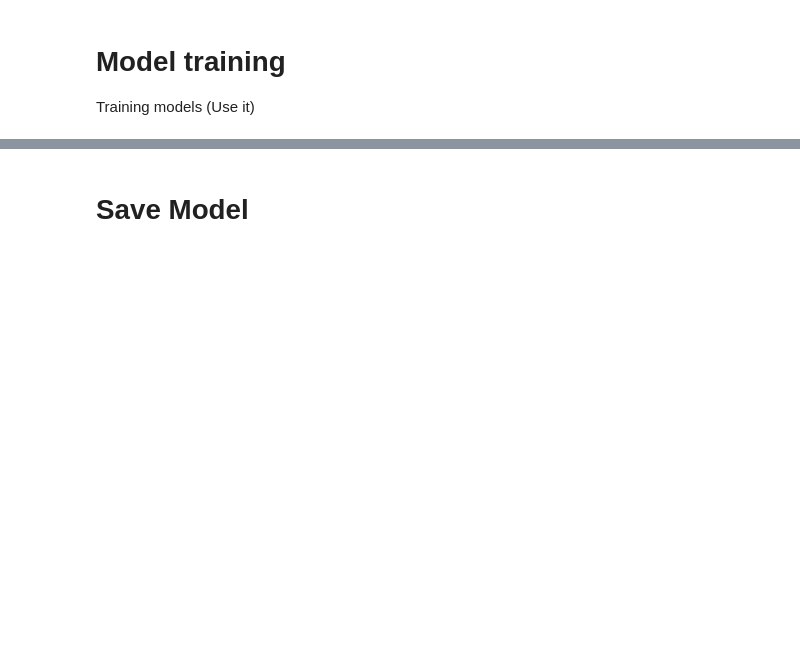
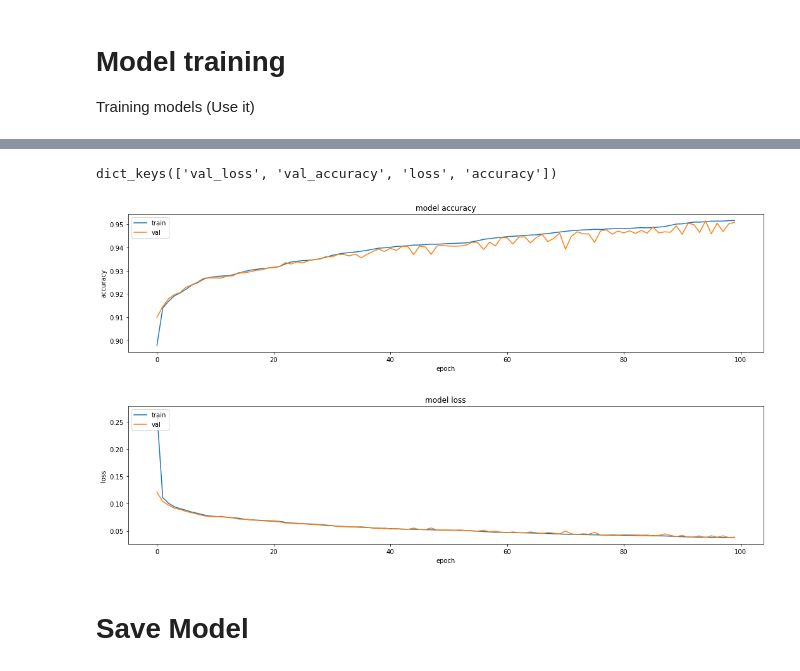
Before and after one commit to francovm/SSE, a Jupyter notebook: notebooks/12-LSTM-Autoencoder-Classification-stand.ipynb, the cells around one changed output, grey strips where cells are left out. Drawn from its saved outputs; the diff is of its cells as text; code cells hidden in the pictures; blank space fills up the shorter version.

```diff
--- a/notebooks/12-LSTM-Autoencoder-Classification-stand.ipynb
+++ b/notebooks/12-LSTM-Autoencoder-Classification-stand.ipynb
@@ -134,10 +140,11 @@ def scale(X, scaler):
 scaler = StandardScaler().fit(flatten(X_train))
 # %%
 # Standarize the input
-
+X_train_y0_scaled = scale(X_train_y0, scaler)
+X_valid_y0_scaled = scale(X_valid_y0, scaler)
+X_test_scaled = scale(X_test, scaler)
 X_train_scaled = scale(X_train, scaler)
 X_valid_scaled = scale(X_valid, scaler)
-X_test_scaled = scale(X_test, scaler)
 # %% [markdown]
 ### Test Standarization
 # %%
@@ -150,7 +160,7 @@ print('colwise variance', np.var(a, axis=0))
 Training models (Use it)
 # %%
 lr = 0.0001
-verbose, epochs, batch_size = 1, 100, 64
+verbose, epochs, batch_size = 1, 400, 64
 # %%
 lstm_autoencoder = Sequential()
 # Encoder
@@ -167,11 +198,11 @@ lstm_autoencoder.summary()
 adam = optimizers.Adam(lr)
 lstm_autoencoder.compile(loss='mse', optimizer=adam, metrics=['accuracy'])
 
-cp = ModelCheckpoint(filepath="/home/francovm/Projects/SSE/models/Autoencoder/Autoencoder-classifier_LSTM_SSE_20window-stand.h5",
+cp = ModelCheckpoint(filepath="/home/francovm/Projects/SSE/models/Autoencoder/Autoencoder-classifier_LSTM_SSE_20window-stand-2.h5",
                                save_best_only=True,
                                verbose=0)
 
-tb = TensorBoard(log_dir='/home/francovm/Projects/SSE/models/Autoencoder/Tensorboard/Autoencoder-classifier_LSTM_SSE_20window-stand',
+tb = TensorBoard(log_dir='/home/francovm/Projects/SSE/models/Autoencoder/Tensorboard/Autoencoder-classifier_LSTM_SSE_20window-stand-2',
                 histogram_freq=0,
                 write_graph=True,
                 write_images=True)
@@ -179,12 +210,11 @@ tb = TensorBoard(log_dir='/home/francovm/Projects/SSE/models/Autoencoder/Tensorb
 #set early stopping monitor so the model stops training when it won't improve anymore
 early_stopping_monitor = EarlyStopping(patience=5)
 
-csv_logger = CSVLogger('/home/francovm/Projects/SSE/data/Visualization/Data/Autoencoder-classifier_LSTM_SSE_20window-stand.csv', append=True, separator=';')
+csv_logger = CSVLogger('/home/francovm/Projects/SSE/data/Visualization/Data/Autoencoder-classifier_LSTM_SSE_20window-stand-2.csv', append=True, separator=';')
 
-
-lstm_autoencoder_history = lstm_autoencoder.fit(X_train_y0, X_train_y0,
+lstm_autoencoder_history = lstm_autoencoder.fit(X_train_y0_scaled, X_train_y0_scaled,
                                                 epochs=epochs,
                                                 batch_size=batch_size,
                                                 callbacks=[early_stopping_monitor,csv_logger,cp,tb],
-                                                validation_data=(X_valid_y0, X_valid_y0),
+                                                validation_data=(X_valid_y0_scaled, X_valid_y0_scaled),
                                                 verbose=verbose)
@@ -193,40 +241,44 @@ lstm_autoencoder_history = lstm_autoencoder.fit(X_train_y0, X_train_y0,
 print(lstm_autoencoder_history.history.keys())
 
 # # summarize history for accuracy
-plt.plot(lstm_autoencoder_history.history['acc'])
-plt.plot(lstm_autoencoder_history.history['val_acc'])
+plt.plot(lstm_autoencoder_history.history['accuracy'])
+plt.plot(lstm_autoencoder_history.history['val_accuracy'])
 plt.title('model accuracy')
 plt.ylabel('accuracy')
 plt.xlabel('epoch')
 plt.legend(['train', 'val'], loc='upper left')
 
 # Get current size
 fig_size = plt.rcParams["figure.figsize"]
 #  Set figure width to 18 and height to 4
 fig_size[0] = 18
 fig_size[1] = 4
 plt.rcParams["figure.figsize"] = fig_size
 
-plt.savefig('/home/francovm/Projects/SSE/data/Visualization/LSTM-20days-acc-Autoencoder-classifier-stand.png')
+plt.savefig('/home/francovm/Projects/SSE/data/Visualization/LSTM-20days-acc-Autoencoder-classifier-stand-2.png')
 plt.show()
 
 # summarize history for loss
 plt.plot(lstm_autoencoder_history.history['loss'])
 plt.plot(lstm_autoencoder_history.history['val_loss'])
 plt.title('model loss')
 plt.ylabel('loss')
 plt.xlabel('epoch')
 plt.legend(['train', 'val'], loc='upper left')
  # Get current size
 fig_size = plt.rcParams["figure.figsize"]
 
 # Set figure width to 18 and height to 4
 fig_size[0] = 18
 fig_size[1] = 4
 plt.rcParams["figure.figsize"] = fig_size
 
-plt.savefig('/home/francovm/Projects/SSE/data/Visualization/LSTM-20days-loss-Autoencoder-classifier-stand.png')
+plt.savefig('/home/francovm/Projects/SSE/data/Visualization/LSTM-20days-loss-Autoencoder-classifier-stand-2.png')
 plt.show()
+# %% [output]
+dict_keys(['val_loss', 'val_accuracy', 'loss', 'accuracy'])
+[figure, added]
+[figure, added]
 # %% [markdown]
 # Save Model
 # %%
```
Also changed, not shown: parts of 18 cells of this notebook, 54 other files.
